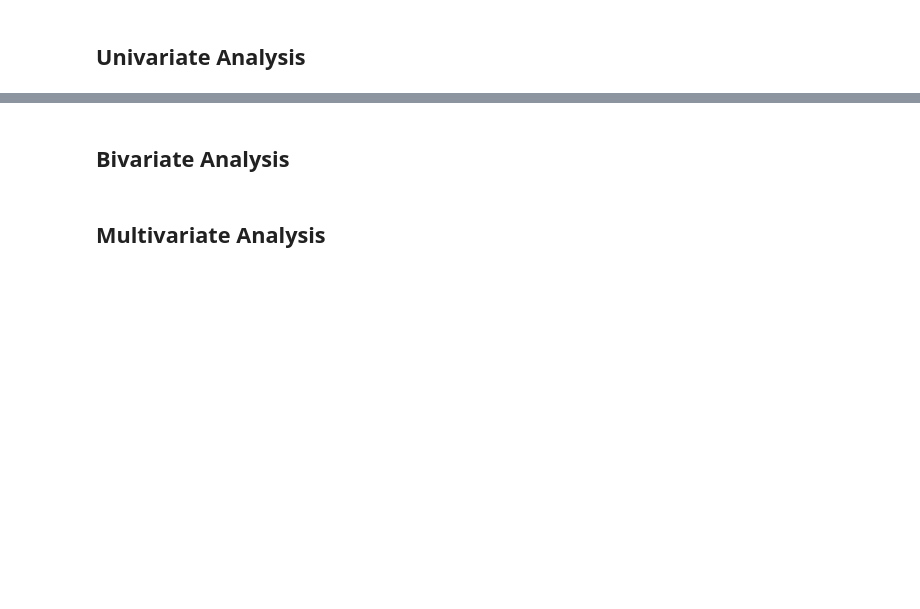
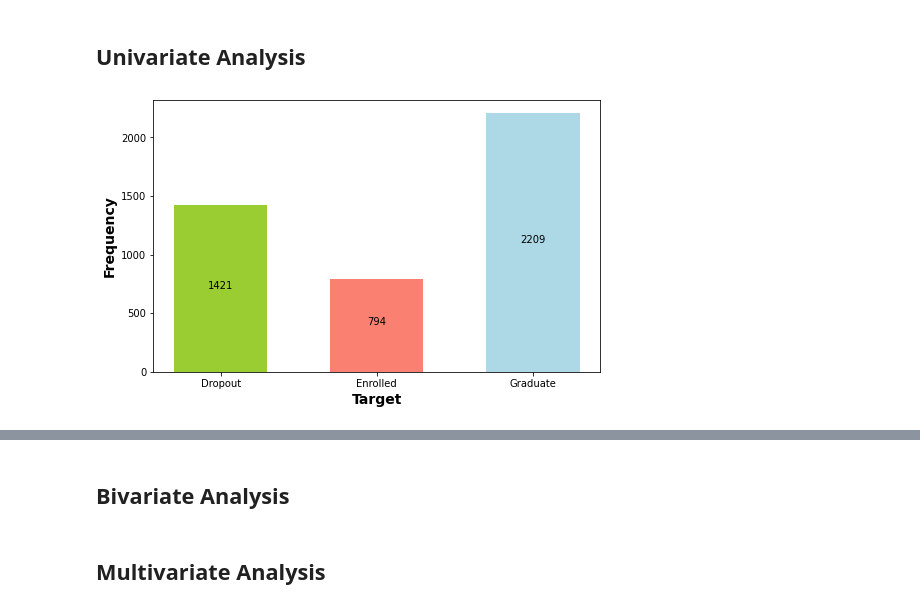
Before and after one commit to eugene-kbl/Predicting-Student-Dropout-and-Academic-Success, a Jupyter notebook: Project.ipynb, the cells around one changed output, grey strips where cells are left out. Drawn from its saved outputs; the diff is of its cells as text; code cells hidden in the pictures; blank space fills up the shorter version.

```diff
--- a/Project.ipynb
+++ b/Project.ipynb
@@ -189,3 +193,22 @@ plt.tight_layout()
 # %% [markdown]
 ## Univariate Analysis
+# %%
+def addlabels(x,y):
+    for i in range(len(x)):
+        plt.text(i, y[i]//2, y[i], ha = 'center')
+# %%
+fig = plt.figure(figsize =(8, 5) )
+x = df.groupby(['Target']).size().index
+y = df.groupby(['Target']).size().values
+
+plt.bar(x, y, width = 0.6, color=['yellowgreen','salmon','lightblue'])
+
+plt.xlabel('Target', fontsize=14, fontweight='bold')
+plt.ylabel('Frequency', fontsize=14, fontweight='bold')
+addlabels(x, y)
+
+
+plt.show()
+# %% [output]
+[figure, added]
 # %%
```
Also changed, not shown: parts of 7 cells of this notebook.
